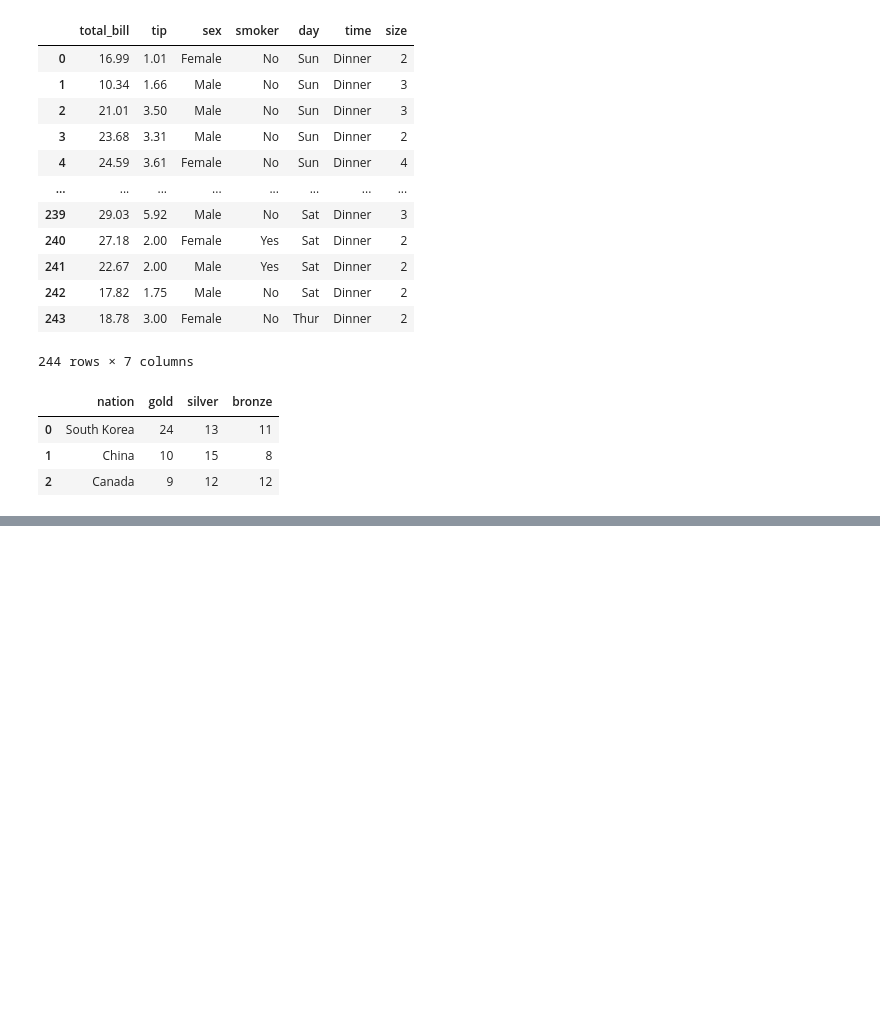
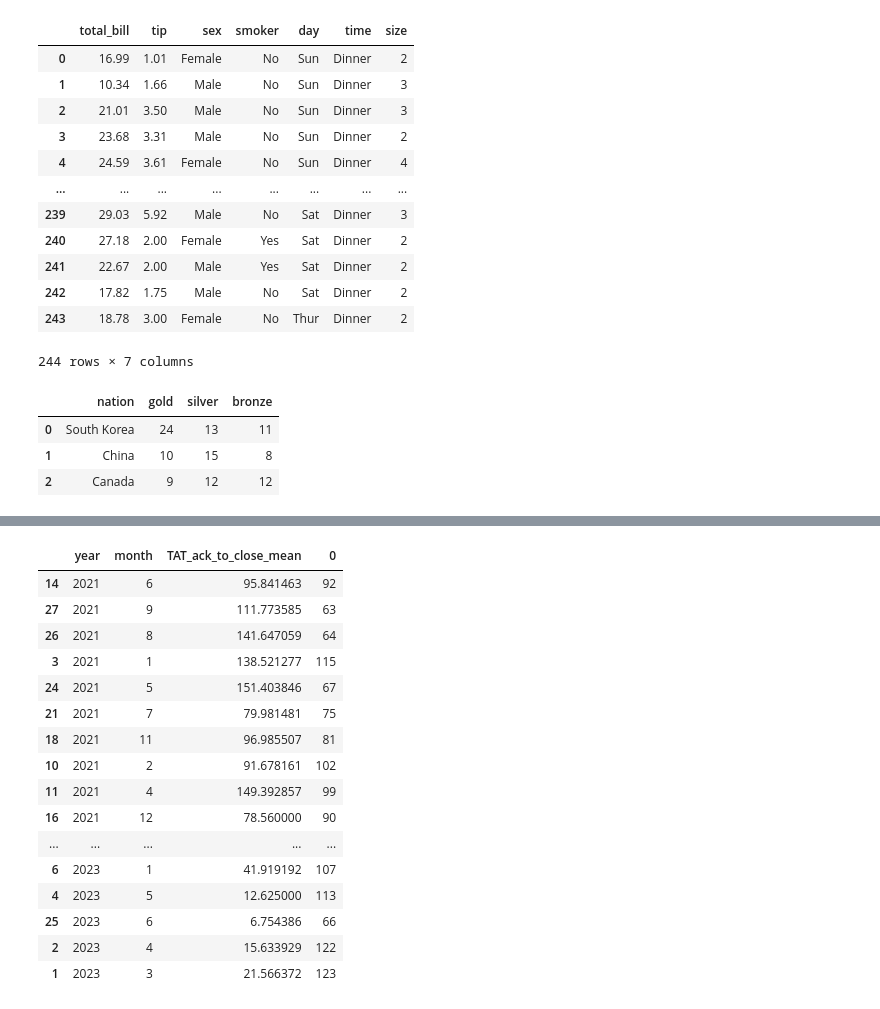
Before and after one commit to BauerPablo/dashboard_order_report_mt, a Jupyter notebook: Report_Close_OD.ipynb, the cells around one changed output, grey strips where cells are left out. Saved outputs shown, nothing was run; the diff lists cells and outputs as text; code cells hidden in the pictures; blank space fills up the shorter version.

```diff
--- a/Report_Close_OD.ipynb
+++ b/Report_Close_OD.ipynb
@@ -303,0 +324,23 @@ wide_df
+# %%
+mask_mayor_2021 = (data_clean.order_date > '2021')
+
+data_close_cm_TAT_fig = pd.DataFrame(data_clean[mask_mayor_2021][['year', 'month', 'TAT_ack_to_close_mean']].value_counts()).reset_index().sort_values(by=['year'])
+data_close_cm_TAT_fig
+# %% [output]
+|  | year | month | TAT_ack_to_close_mean | 0 |
+| 14 | 2021 | 6 | 95.841463 | 92 |
+| 27 | 2021 | 9 | 111.773585 | 63 |
+| 26 | 2021 | 8 | 141.647059 | 64 |
+| 3 | 2021 | 1 | 138.521277 | 115 |
+| 24 | 2021 | 5 | 151.403846 | 67 |
+| 21 | 2021 | 7 | 79.981481 | 75 |
+| 18 | 2021 | 11 | 96.985507 | 81 |
+| 10 | 2021 | 2 | 91.678161 | 102 |
+| 11 | 2021 | 4 | 149.392857 | 99 |
+| 16 | 2021 | 12 | 78.560000 | 90 |
+| ... | ... | ... | ... | ... |
+| 6 | 2023 | 1 | 41.919192 | 107 |
+| 4 | 2023 | 5 | 12.625000 | 113 |
+| 25 | 2023 | 6 | 6.754386 | 66 |
+| 2 | 2023 | 4 | 15.633929 | 122 |
+| 1 | 2023 | 3 | 21.566372 | 123 |
```
Also changed, not shown: parts of 1 cell of this notebook, 1 other file.
